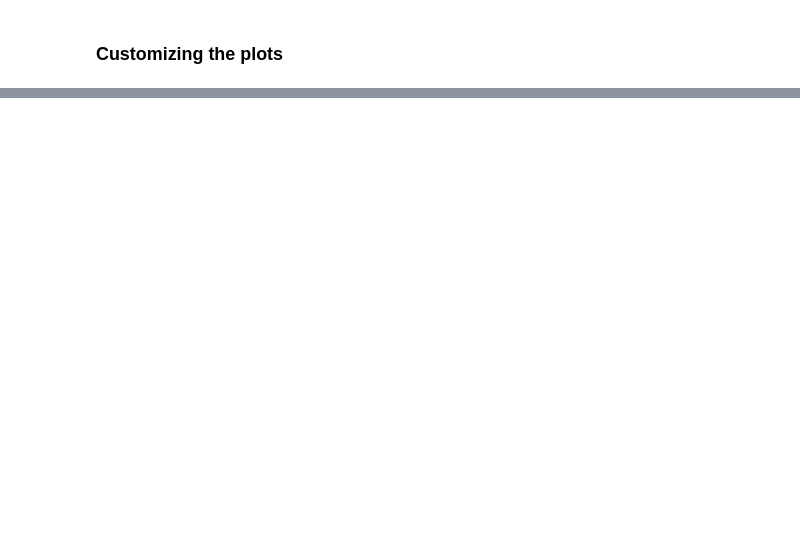
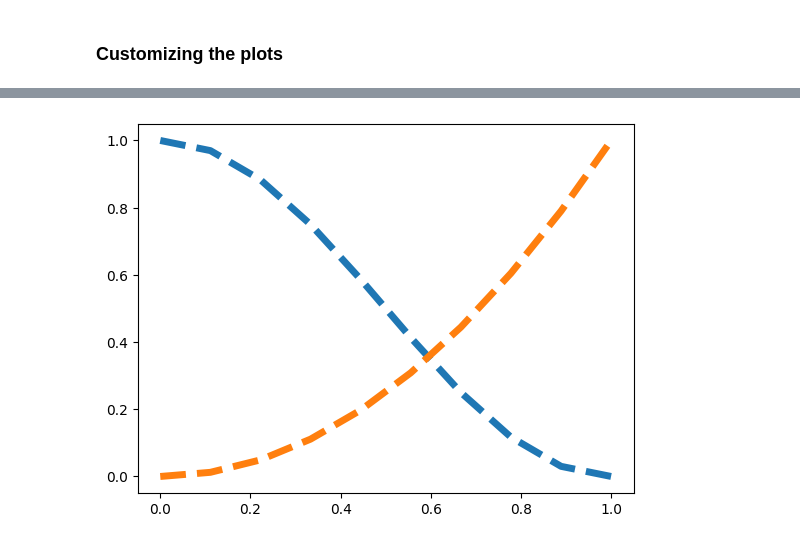
Before and after one commit to BenoitCorsini/Teaching, a Jupyter notebook: matplotlib/pyplot.ipynb, the cells around one changed output, grey strips where cells are left out. Saved outputs shown, nothing was run; the diff lists cells and outputs as text; code cells hidden in the pictures; blank space fills up the shorter version.

```diff
--- a/matplotlib/pyplot.ipynb
+++ b/matplotlib/pyplot.ipynb
@@ -17,0 +65,6 @@ plt.show()
+# %%
+plt.plot(x, cos, linestyle='--', linewidth=5)
+plt.plot(x, sqr, ls='--', lw=5)
+plt.show()
+# %% [output]
+[figure, added]
```
Also changed, not shown: parts of 23 cells of this notebook.
